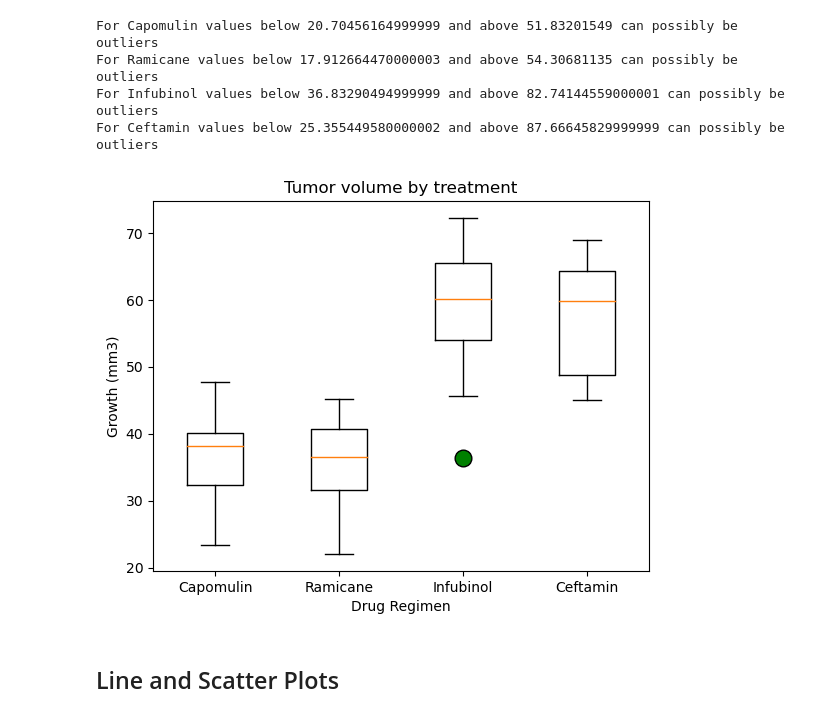
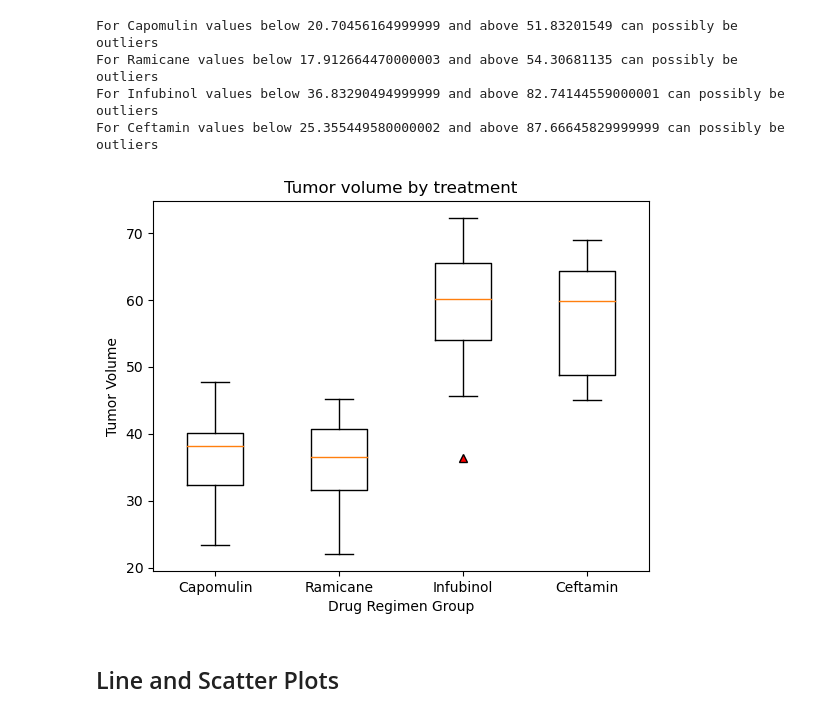
Before and after one commit to rutvax/Module-Challenge-Five, a Jupyter notebook: Module-Challenge-Five/pymaceuticals.ipynb, the cells around one changed output. Drawn from its saved outputs; the diff is of its cells as text; code cells hidden in the pictures.

```diff
--- a/Module-Challenge-Five/pymaceuticals.ipynb
+++ b/Module-Challenge-Five/pymaceuticals.ipynb
@@ -309,15 +309,15 @@ For Ceftamin values below 25.355449580000002 and above 87.66645829999999 can pos
 # %%
 # Generate a box plot that shows the distrubution of the tumor volume for each treatment group.
 
-flierprops = dict(marker='o', markerfacecolor='g', markersize=12)
+flierprops = dict(marker='^', markerfacecolor='red')
 fig1, ax1 = plt.subplots()
 ax1.set_title('Tumor volume by treatment')
-ax1.set_ylabel('Growth (mm3)')
-ax1.set_xlabel("Drug Regimen")
+ax1.set_ylabel('Tumor Volume')
+ax1.set_xlabel("Drug Regimen Group")
 ax1.boxplot(tumor_data, flierprops = flierprops, labels = treatments)
 plt.show()
 # %% [output]
-[figure, old version]
+[figure, new version]
 # %% [markdown]
 ## Line and Scatter Plots
 # %%
```
